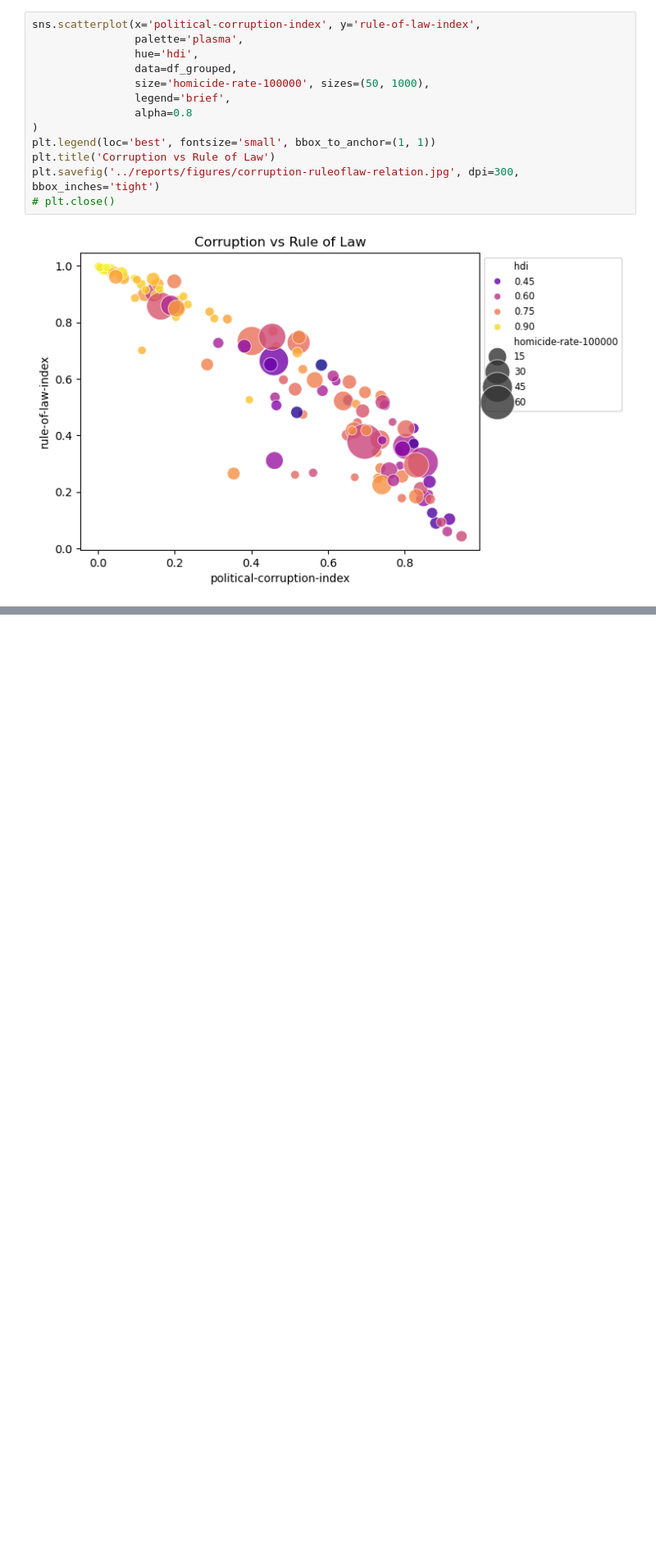
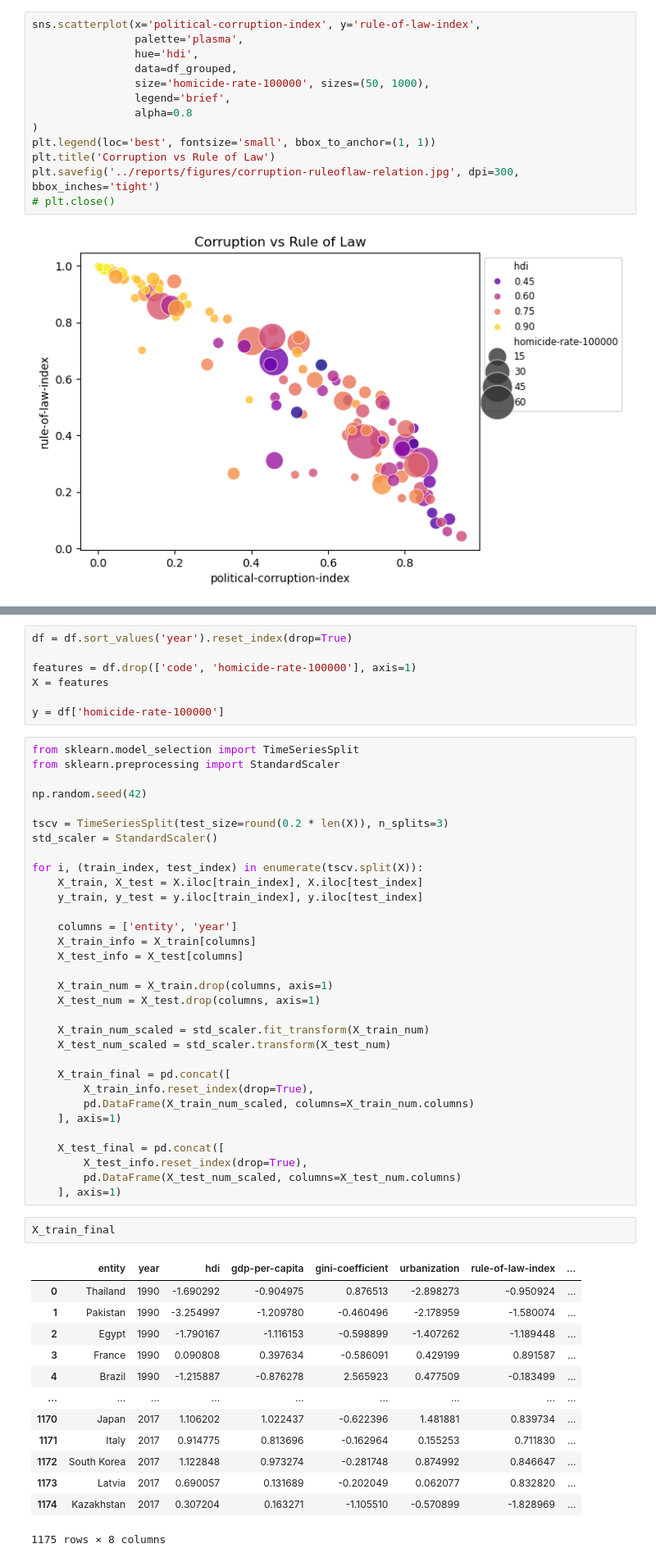
Before and after one commit to Phenriqx/global-homicide-rate-predictor, a Jupyter notebook: notebooks/HomicideRates.ipynb, the cells around one changed output, grey strips where cells are left out. Shown at 82% size. Cells and saved outputs as stored; diff of their text form; blank space fills up the shorter version.

Commit message:
standardization and sorting based on year

```diff
--- a/notebooks/HomicideRates.ipynb
+++ b/notebooks/HomicideRates.ipynb
@@ -303,0 +328,55 @@ plt.savefig('../reports/figures/corruption-ruleoflaw-relation.jpg', dpi=300, bbo
+# %%
+df = df.sort_values('year').reset_index(drop=True)
+
+features = df.drop(['code', 'homicide-rate-100000'], axis=1)
+X = features
+
+y = df['homicide-rate-100000']
+# %%
+from sklearn.model_selection import TimeSeriesSplit
+from sklearn.preprocessing import StandardScaler
+
+np.random.seed(42)
+
+tscv = TimeSeriesSplit(test_size=round(0.2 * len(X)), n_splits=3)
+std_scaler = StandardScaler()
+
+for i, (train_index, test_index) in enumerate(tscv.split(X)):
+    X_train, X_test = X.iloc[train_index], X.iloc[test_index]
+    y_train, y_test = y.iloc[train_index], y.iloc[test_index]
+
+    columns = ['entity', 'year']
+    X_train_info = X_train[columns]
+    X_test_info = X_test[columns]
+
+    X_train_num = X_train.drop(columns, axis=1)
+    X_test_num = X_test.drop(columns, axis=1)
+
+    X_train_num_scaled = std_scaler.fit_transform(X_train_num)
+    X_test_num_scaled = std_scaler.transform(X_test_num)
+
+    X_train_final = pd.concat([
+        X_train_info.reset_index(drop=True),
+        pd.DataFrame(X_train_num_scaled, columns=X_train_num.columns)
+    ], axis=1)
+
+    X_test_final = pd.concat([
+        X_test_info.reset_index(drop=True),
+        pd.DataFrame(X_test_num_scaled, columns=X_test_num.columns)
+    ], axis=1)
+# %%
+X_train_final
+# %% [output]
+|  | entity | year | hdi | gdp-per-capita | gini-coefficient | urbanization | rule-of-law-index | ... |
+| 0 | Thailand | 1990 | -1.690292 | -0.904975 | 0.876513 | -2.898273 | -0.950924 | ... |
+| 1 | Pakistan | 1990 | -3.254997 | -1.209780 | -0.460496 | -2.178959 | -1.580074 | ... |
+| 2 | Egypt | 1990 | -1.790167 | -1.116153 | -0.598899 | -1.407262 | -1.189448 | ... |
+| 3 | France | 1990 | 0.090808 | 0.397634 | -0.586091 | 0.429199 | 0.891587 | ... |
+| 4 | Brazil | 1990 | -1.215887 | -0.876278 | 2.565923 | 0.477509 | -0.183499 | ... |
+| ... | ... | ... | ... | ... | ... | ... | ... | ... |
+| 1170 | Japan | 2017 | 1.106202 | 1.022437 | -0.622396 | 1.481881 | 0.839734 | ... |
+| 1171 | Italy | 2017 | 0.914775 | 0.813696 | -0.162964 | 0.155253 | 0.711830 | ... |
+| 1172 | South Korea | 2017 | 1.122848 | 0.973274 | -0.281748 | 0.874992 | 0.846647 | ... |
+| 1173 | Latvia | 2017 | 0.690057 | 0.131689 | -0.202049 | 0.062077 | 0.832820 | ... |
+| 1174 | Kazakhstan | 2017 | 0.307204 | 0.163271 | -1.105510 | -0.570899 | -1.828969 | ... |
+1175 rows × 8 columns
```
Also changed, not shown: parts of 1 cell of this notebook.
